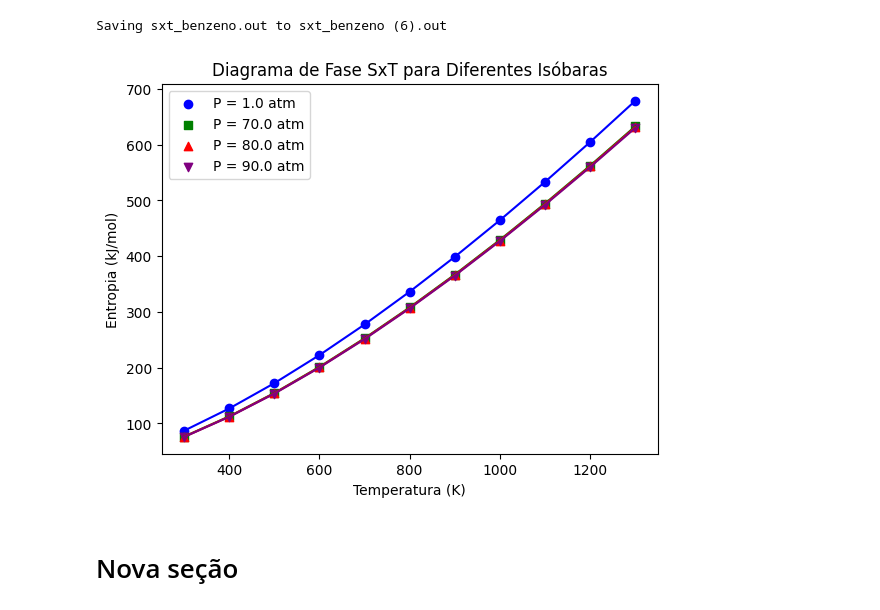
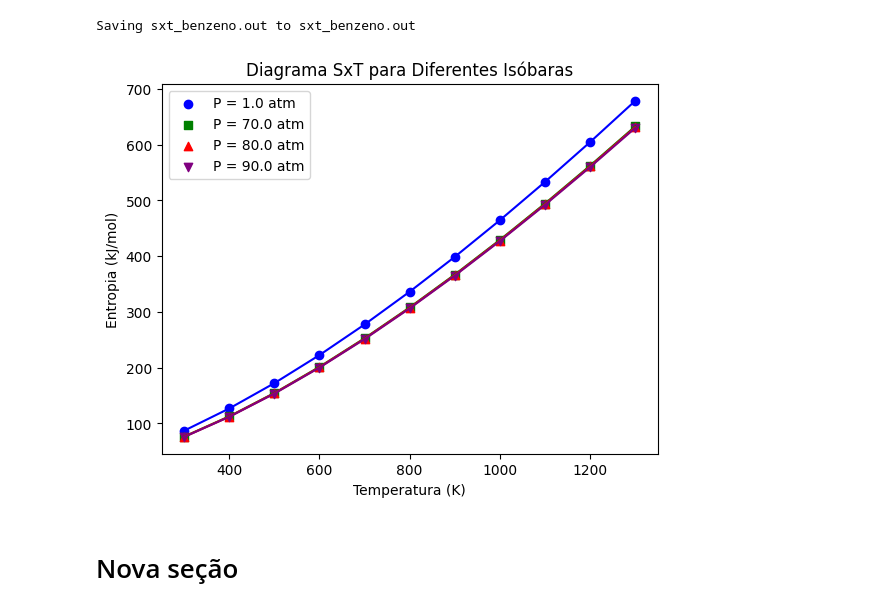
Before and after one commit to rrcardozo23/fisica_computacional_2023_furg, a Jupyter notebook: diagrama_sxt.ipynb, the cells around one changed output. Drawn from its saved outputs; the diff is of its cells as text; code cells hidden in the pictures.

```diff
--- a/diagrama_sxt.ipynb
+++ b/diagrama_sxt.ipynb
@@ -75,35 +75,35 @@ df = pd.DataFrame(matriz_final, columns=["S(kJ/mol)", "T(K)", "P(atm)"])
 # df.to_csv('/content/diagrama_fase.txt', index=False, float_format='%.2f', sep='\t', header=True)
 
 # from google.colab import files
 # files.download('/content/diagrama_fase.txt')
 
 # Exibir diagramas de fase para diferentes pressões
 # pressoes_desejadas = [1, 70, 80, 90]
 
 # Separar os dados para cada isóbara
 isobaras = df['P(atm)'].unique()
 
 # Criar um gráfico com cores e marcadores distintos para cada isóbara
 fig, ax = plt.subplots()
 
 for isobara in isobaras:
     dados_isobara = df[df['P(atm)'] == isobara]
     marcador = 'o' if isobara == 1 else 's' if isobara == 70 else '^' if isobara == 80 else 'v'
     cor = 'blue' if isobara == 1 else 'green' if isobara == 70 else 'red' if isobara == 80 else 'purple'
     ax.scatter(dados_isobara['T(K)'], dados_isobara['S(kJ/mol)'], label=f'P = {isobara} atm', marker=marcador, color=cor)
     ax.plot(dados_isobara['T(K)'], dados_isobara['S(kJ/mol)'], linestyle='-', color=cor)
 
 # Adicionar legendas e rótulos aos eixos
 ax.legend()
 ax.set_xlabel('Temperatura (K)')
 ax.set_ylabel('Entropia (kJ/mol)')
-ax.set_title('Diagrama de Fase SxT para Diferentes Isóbaras')
+ax.set_title('Diagrama SxT para Diferentes Isóbaras')
 
 # Mostrar o gráfico
 plt.show()
 # %% [output]
 [interactive output not drawn]
-Saving sxt_benzeno.out to sxt_benzeno (6).out
+Saving sxt_benzeno.out to sxt_benzeno.out
-[figure, old version]
+[figure, new version]
 # %% [markdown]
 # Nova seção
```
